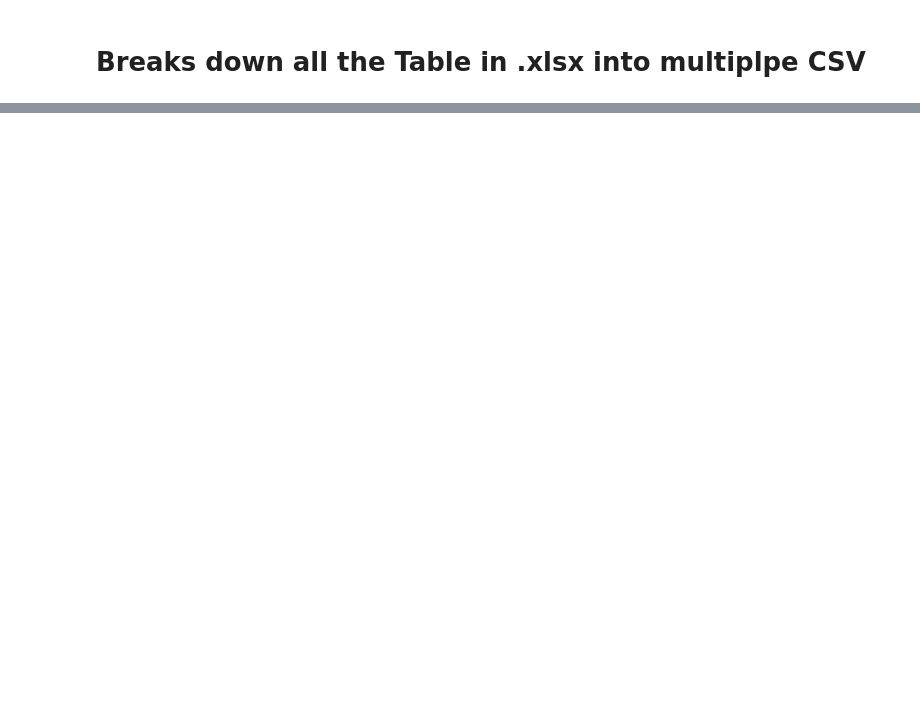
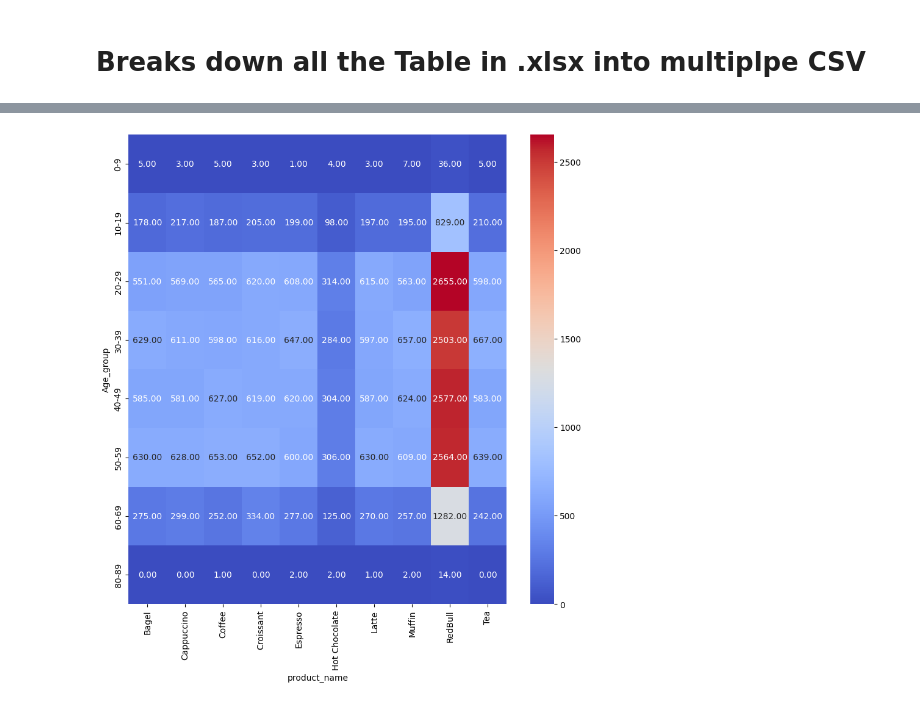
Before and after one commit to kchammanard/Group-1-Coffee-Transactions, a Jupyter notebook: processing.ipynb, the cells around one changed output, grey strips where cells are left out. Drawn from its saved outputs; the diff is of its cells as text; code cells hidden in the pictures; blank space fills up the shorter version.

Commit message:
Added Coll matrix

```diff
--- a/processing.ipynb
+++ b/processing.ipynb
@@ -38,0 +37,43 @@ FileNotFoundError: [Errno 2] No such file or directory: 'datasets_csv/Accounts.c
+# %%
+import pandas as pd
+import numpy as np
+import scipy.stats as ss
+import seaborn as sns
+import matplotlib.pyplot as plt
+
+# Assuming df is your DataFrame and it has columns 'Age' and 'product_name'
+
+# Create age groups at 10 year intervals
+bins = range(0, int(df['Age'].max()) + 10, 10)
+labels = [f'{i}-{i+9}' for i in bins[:-1]]
+df['Age_group'] = pd.cut(df['Age'], bins=bins, labels=labels, include_lowest=True)
+
+# Create a cross-tabulation (frequency table)
+cross_tab = pd.crosstab(df['Age_group'], df['product_name'])
+# Convert to integer
+cross_tab = cross_tab.astype(int)
+
+# Now we use this cross-tabulation to calculate Cramer's V, which is a measure of association between two nominal variables
+def cramers_v(confusion_matrix):
+    chi2 = ss.chi2_contingency(confusion_matrix)[0]
+    n = confusion_matrix.sum().sum()
+    phi2 = chi2 / n
+    r, k = confusion_matrix.shape
+    phi2corr = max(0, phi2 - ((k-1)*(r-1))/(n-1))
+    rcorr = r - ((r-1)**2)/(n-1)
+    kcorr = k - ((k-1)**2)/(n-1)
+    return np.sqrt(phi2corr / min((kcorr-1), (rcorr-1)))
+
+# Calculate Cramer's V for Age_group and product_name
+cramers_v(cross_tab)
+# print(cross_tab)
+
+
+
+
+# Assuming that 'corr_matrix' is your correlation matrix
+plt.figure(figsize=(10,10))
+sns.heatmap(cross_tab, annot=True, fmt=".2f", cmap='coolwarm')
+plt.show()
+# %% [output]
+[figure, added]
```
Also changed, not shown: parts of 1 cell of this notebook, 1 other file.
